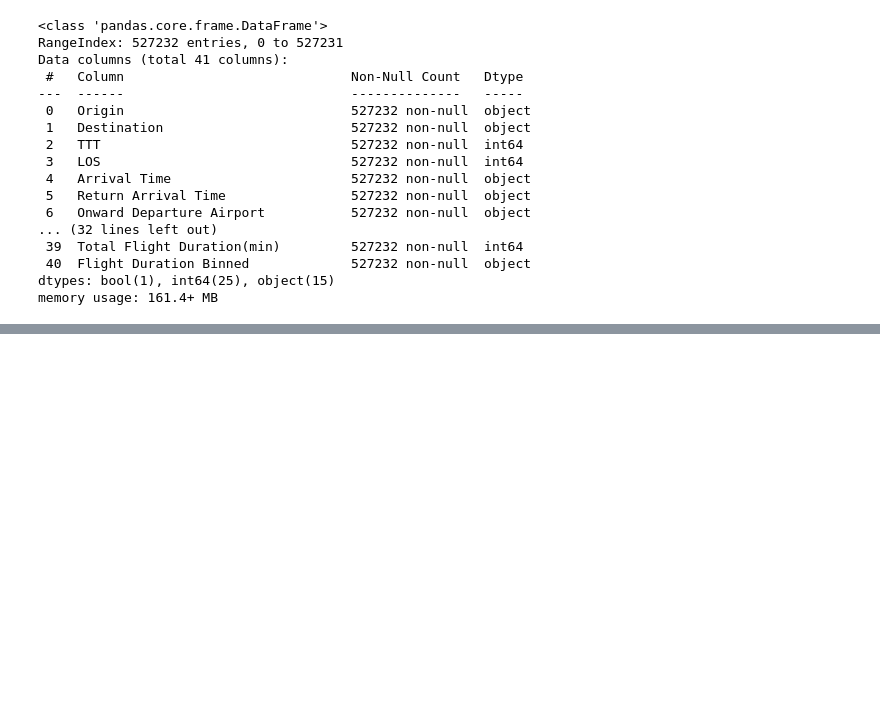
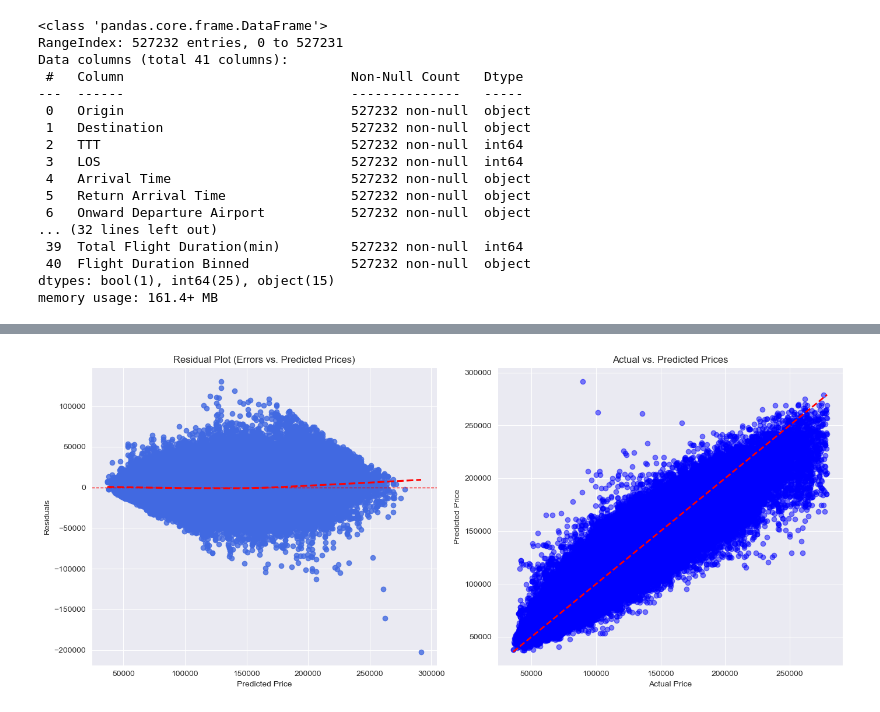
Before and after one commit to Andrian2024/DSProject-Flights, a Jupyter notebook: Algo4-Andrian-Flights_GussianRegression.ipynb, the cells around one changed output, grey strips where cells are left out. Cells and saved outputs as stored; diff of their text form; code cells hidden in the pictures; blank space fills up the shorter version.

```diff
--- a/Algo4-Andrian-Flights_GussianRegression.ipynb
+++ b/Algo4-Andrian-Flights_GussianRegression.ipynb
@@ -75,5 +84,5 @@ memory usage: 161.4+ MB
 # %%
-data = pd.get_dummies(data, columns=['Origin', 'Destination'], drop_first=True)
+data = pd.get_dummies(data, columns=['Origin', 'Destination','Return Airlines','Onward Airlines'], drop_first=True)
 # %%
 data.columns
 # %% [output]
@@ -108,7 +135,7 @@ from sklearn.preprocessing import StandardScaler
 from sklearn.compose import ColumnTransformer
 
 
-numeric_features = ['Total Flight Duration(min)', 'Departure Day', 'Departure Weekday']
+numeric_features = ['Total Flight Duration(min)', 'Departure Day', 'Departure Weekday','Return Weekday','Return Day','TTT']
 scaler = ColumnTransformer([
     ('num', StandardScaler(), numeric_features)  # Scale only numeric features
 ], remainder='passthrough')  # Keep categorical features unchanged
@@ -256,15 +390,0 @@ NameError: name 'data' is not defined
-# %%
-from sklearn.model_selection import train_test_split
-
-X_train, X_test, y_train, y_test = train_test_split(X, y, test_size=0.3, random_state=101)
-# %%
-# Scale the data
-from sklearn.preprocessing import StandardScaler
-scaler = StandardScaler()
-
-X_train_scaled = scaler.fit_transform(X_train)
-X_test_scaled = scaler.transform(X_test)
-
-y_scaler = StandardScaler()
-y_train_scaled = y_scaler.fit_transform(y_train.values.reshape(-1, 1)).ravel()
-y_test_scaled = y_scaler.transform(y_test.values.reshape(-1, 1)).ravel()
@@ -295,0 +547,37 @@ gpr.fit(X_train_subset, y_train_subset)
+# %%
+import numpy as np
+import matplotlib.pyplot as plt
+import seaborn as sns
+
+# Convert scaled predictions and actual values back to original price scale
+y_pred_original = y_scaler.inverse_transform(y_pred.reshape(-1, 1)).ravel()
+y_test_original = y_scaler.inverse_transform(y_test.values.reshape(-1, 1)).ravel()
+
+# Calculate residuals in original scale
+residuals = y_test_original - y_pred_original
+
+# Create a figure with 1 row and 2 columns
+fig, axes = plt.subplots(1, 2, figsize=(14, 6))
+
+# 🔹 Improved Residual Plot using Seaborn
+sns.regplot(x=y_pred_original, y=residuals, scatter=True, lowess=True,
+            line_kws={'color': 'red', 'linestyle': '--'}, ax=axes[0], color='royalblue')
+axes[0].axhline(y=0, color='r', linestyle='--', linewidth=1)
+axes[0].set_xlabel('Predicted Price')
+axes[0].set_ylabel('Residuals')
+axes[0].set_title('Residual Plot (Errors vs. Predicted Prices)')
+
+# 🔹 Actual vs. Predicted Prices
+axes[1].scatter(y_test_original, y_pred_original, alpha=0.5, color="blue")
+axes[1].plot([min(y_test_original), max(y_test_original)],
+             [min(y_test_original), max(y_test_original)],
+             linestyle="dashed", color="red", linewidth=2)  # Ideal diagonal line
+axes[1].set_xlabel("Actual Price")
+axes[1].set_ylabel("Predicted Price")
+axes[1].set_title("Actual vs. Predicted Prices")
+
+# Improve layout and show the plots
+plt.tight_layout()
+plt.show()
+# %% [output]
+[figure, added]
```
Also changed, not shown: parts of 32 cells of this notebook, 1 other file.
